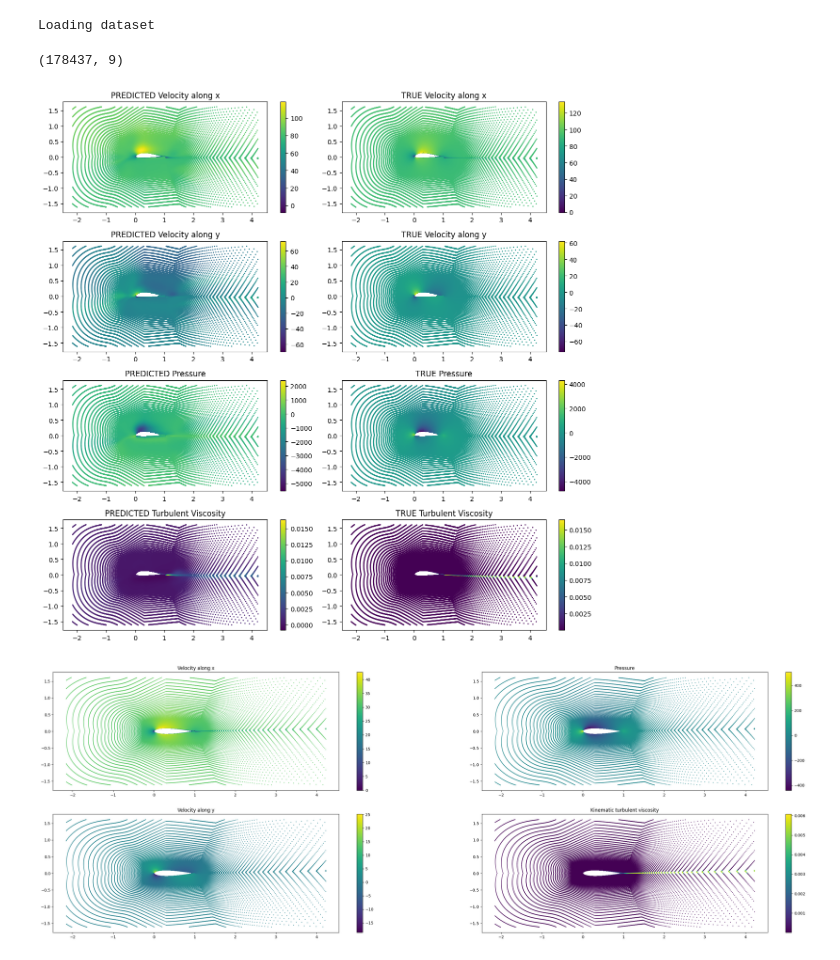
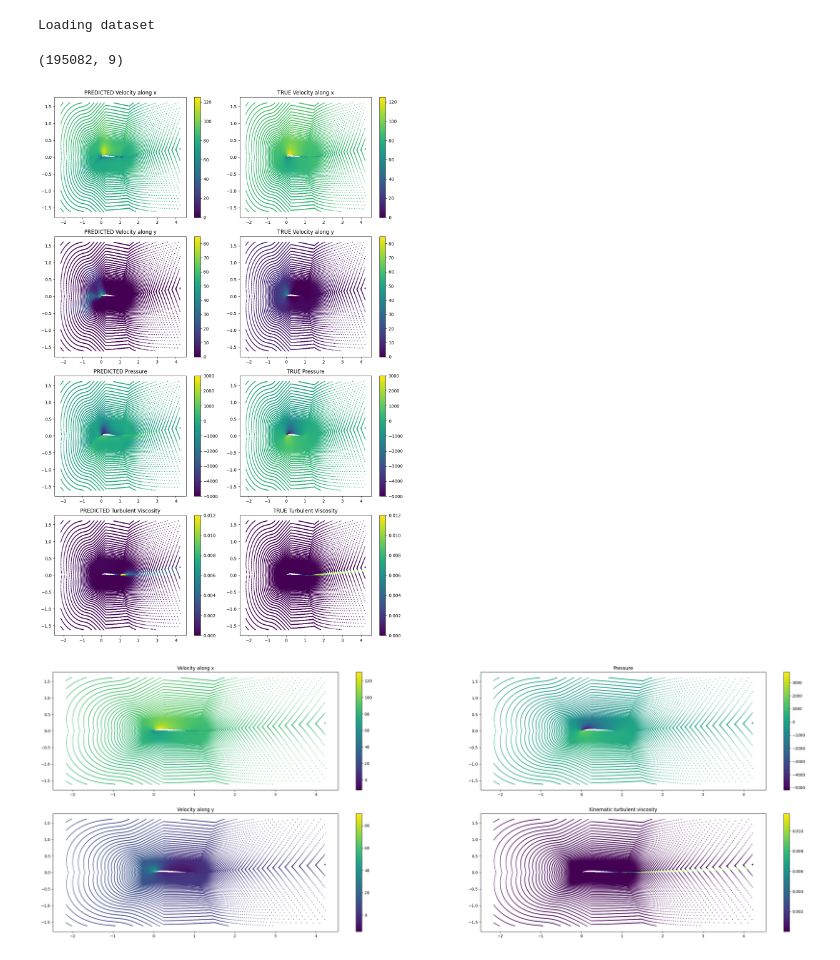
Before and after one commit to andrewtratz/pignn, a Jupyter notebook: image.ipynb, the cells around one changed output. Saved outputs shown, nothing was run; the diff lists cells and outputs as text; code cells hidden in the pictures.

```diff
--- a/image.ipynb
+++ b/image.ipynb
@@ -13,7 +13,7 @@ from interpolation import *
 from physics import *
 from model import *
 
-test_loader = MyLoader([81], shuffle=False, cap_size=CAP_SIZE, path='Datasets/test/', cache=False)
+test_loader = MyLoader([108], shuffle=False, cap_size=CAP_SIZE, path='Datasets/test/', cache=False)
 
 device = torch.device('cuda')
 # %% [output]
@@ -46,7 +46,7 @@ x = x.to('cpu').numpy()
 # %%
 x.shape
 # %% [output]
-(178437, 9)
+(195082, 9)
 # %%
 import matplotlib.pyplot as plt
 
@@ -55,51 +55,51 @@ Y_VEL = 1
 PRESS = 2
 TURB = 3
 
-fig, ax = plt.subplots(4, 2, figsize = (12, 12))
-sc0 = ax[0, 0].scatter(x[:,0], x[:,1], c = pred[:, X_VEL], s = 0.75)
+fig, ax = plt.subplots(4, 2, figsize = (12, 18))
+sc0 = ax[0, 0].scatter(x[:,0], x[:,1], c = pred[:, X_VEL], s = 0.75, vmin=0, vmax=125)
 ax[0, 0].title.set_text('PREDICTED Velocity along x')
-sc1 = ax[0, 1].scatter(x[:,0], x[:,1], c = obs[:, X_VEL], s = 0.75)
+sc1 = ax[0, 1].scatter(x[:,0], x[:,1], c = obs[:, X_VEL], s = 0.75, vmin=0, vmax=125)
 ax[0, 1].title.set_text('TRUE Velocity along x')
 plt.colorbar(sc0)
 plt.colorbar(sc1)
 
-sc2 = ax[1, 0].scatter(x[:,0], x[:,1], c = pred[:, Y_VEL], s = 0.75)
+sc2 = ax[1, 0].scatter(x[:,0], x[:,1], c = pred[:, Y_VEL], s = 0.75, vmin=0, vmax=85)
 ax[1, 0].title.set_text('PREDICTED Velocity along y')
-sc3 = ax[1, 1].scatter(x[:,0], x[:,1], c = obs[:, Y_VEL], s = 0.75)
+sc3 = ax[1, 1].scatter(x[:,0], x[:,1], c = obs[:, Y_VEL], s = 0.75, vmin=0, vmax=85)
 ax[1, 1].title.set_text('TRUE Velocity along y')
 plt.colorbar(sc2)
 plt.colorbar(sc3)
 
-sc4 = ax[2, 0].scatter(x[:,0], x[:,1], c = pred[:, PRESS], s = 0.75)
+sc4 = ax[2, 0].scatter(x[:,0], x[:,1], c = pred[:, PRESS], s = 0.75, vmin=-5000, vmax=3000)
 ax[2, 0].title.set_text('PREDICTED Pressure')
-sc5 = ax[2, 1].scatter(x[:,0], x[:,1], c = obs[:, PRESS], s = 0.75)
+sc5 = ax[2, 1].scatter(x[:,0], x[:,1], c = obs[:, PRESS], s = 0.75, vmin=-5000, vmax=3000)
 ax[2, 1].title.set_text('TRUE Pressure')
 plt.colorbar(sc4)
 plt.colorbar(sc5)
 
-sc6 = ax[3, 0].scatter(x[:,0], x[:,1], c = pred[:, TURB], s = 0.75)
+sc6 = ax[3, 0].scatter(x[:,0], x[:,1], c = pred[:, TURB], s = 0.75, vmin=0.0, vmax=0.012)
 ax[3, 0].title.set_text('PREDICTED Turbulent Viscosity')
-sc7 = ax[3, 1].scatter(x[:,0], x[:,1], c = obs[:, TURB], s = 0.75)
+sc7 = ax[3, 1].scatter(x[:,0], x[:,1], c = obs[:, TURB], s = 0.75, vmin=0.0, vmax=0.012)
 ax[3, 1].title.set_text('TRUE Turbulent Viscosity')
 plt.colorbar(sc6)
 plt.colorbar(sc7)
 
 # sc2 = ax[1, 0].scatter(x[:,0], x[:,1], c = pred[:, Y_VEL], s = 0.75)
 # ax[1, 0].title.set_text('Velocity along y')
 # plt.colorbar(sc2)
 
 # sc1 = ax[2, 0].scatter(x[:,0], x[:,1], c = pred[:, PRESS], s = 0.75)
 # ax[2, 0].title.set_text('Pressure')
 # plt.colorbar(sc1)
 
 # sc3 = ax[3, 0].scatter(x[:,0], x[:,1], c = pred[:, TURB], s = 0.75)
 # ax[3, 0].title.set_text('Kinematic turbulent viscosity')
 # plt.colorbar(sc3)
 
 fig.tight_layout()
 plt.show()
 # %% [output]
-[figure, old version]
+[figure, new version]
 # %%
 fig, ax = plt.subplots(2, 2, figsize = (36, 12))
 sc0 = ax[0, 0].scatter(x[:,0], x[:,1], c = obs[:, X_VEL], s = 0.75)
@@ -116,4 +116,4 @@ ax[1, 1].title.set_text('Kinematic turbulent viscosity')
 plt.colorbar(sc3)
 plt.show()
 # %% [output]
-[figure, old version]
+[figure, new version]
```
Also changed, not shown: 6 other files.
